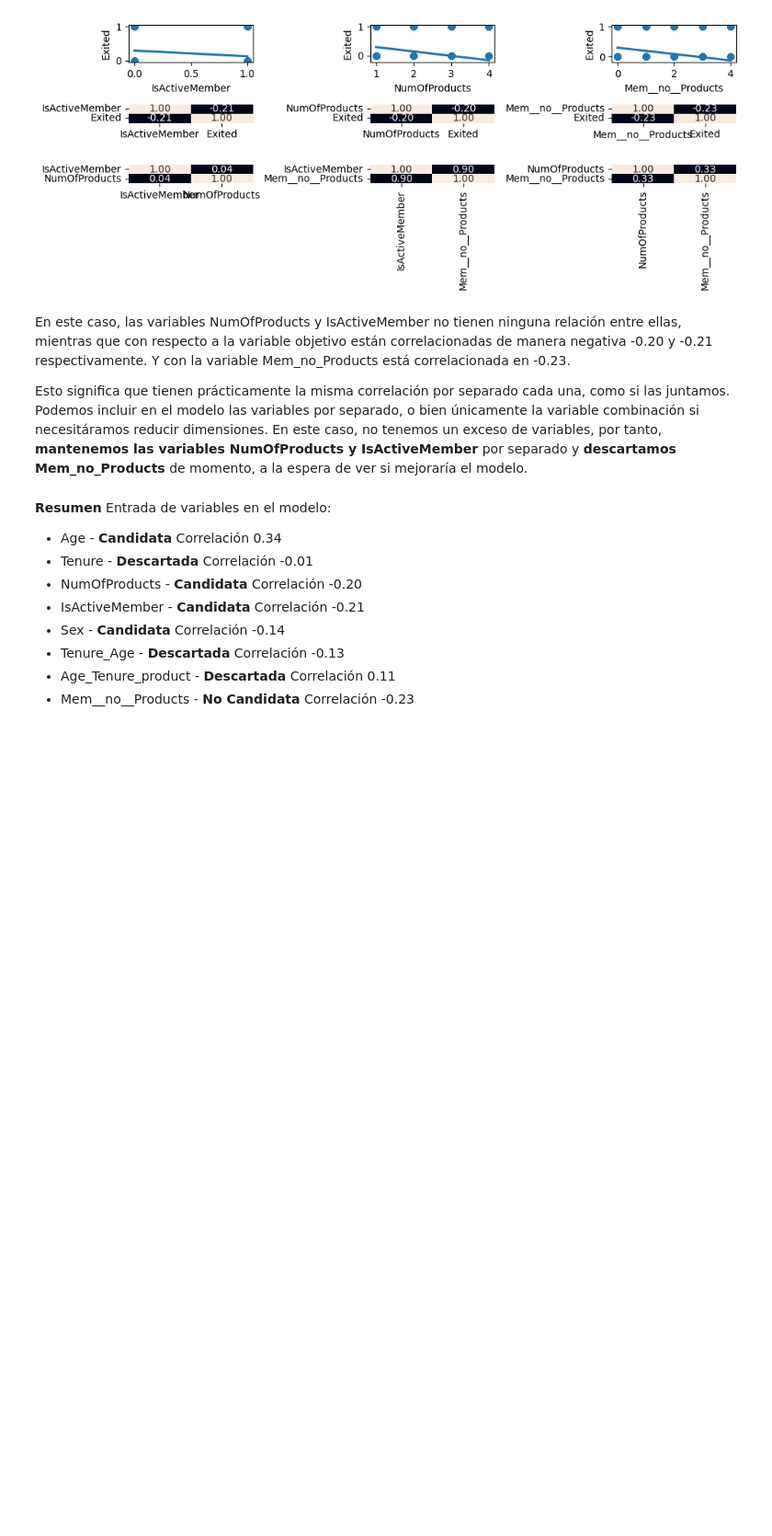
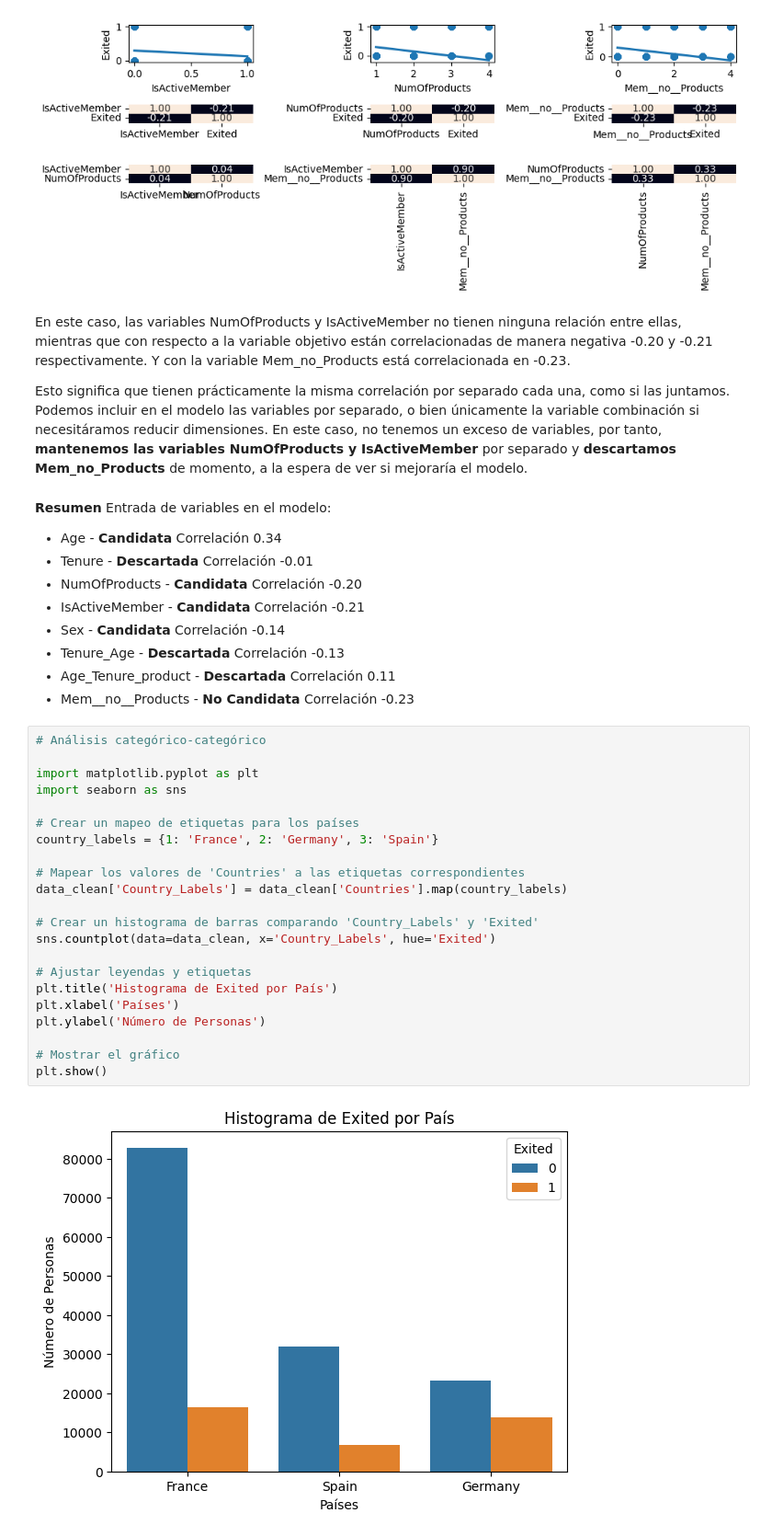
Before and after one commit to 4GeeksAcademy/Proyecto-Bank-Churn-Eli-Isa, a Jupyter notebook: src/explore-Isa.ipynb, the cells around one changed output. Shown: that part at 92% size. Drawn from its saved outputs; the diff is of its cells as text; blank space fills up the shorter version.

```diff
--- a/src/explore-Isa.ipynb
+++ b/src/explore-Isa.ipynb
@@ -449,3 +470,27 @@ Podemos incluir en el modelo las variables por separado, o bien únicamente la v
 * Tenure_Age - **Descartada**       Correlación -0.13
 * Age_Tenure_product - **Descartada**       Correlación 0.11
 * Mem__no__Products - **No Candidata**       Correlación -0.23
+# %%
+# Análisis categórico-categórico
+
+import matplotlib.pyplot as plt
+import seaborn as sns
+
+# Crear un mapeo de etiquetas para los países
+country_labels = {1: 'France', 2: 'Germany', 3: 'Spain'}
+
+# Mapear los valores de 'Countries' a las etiquetas correspondientes
+data_clean['Country_Labels'] = data_clean['Countries'].map(country_labels)
+
+# Crear un histograma de barras comparando 'Country_Labels' y 'Exited'
+sns.countplot(data=data_clean, x='Country_Labels', hue='Exited')
+
+# Ajustar leyendas y etiquetas
+plt.title('Histograma de Exited por País')
+plt.xlabel('Países')
+plt.ylabel('Número de Personas')
+
+# Mostrar el gráfico
+plt.show()
+# %% [output]
+[figure, added]
```
Also changed, not shown: parts of 54 cells of this notebook, 1 other file.
